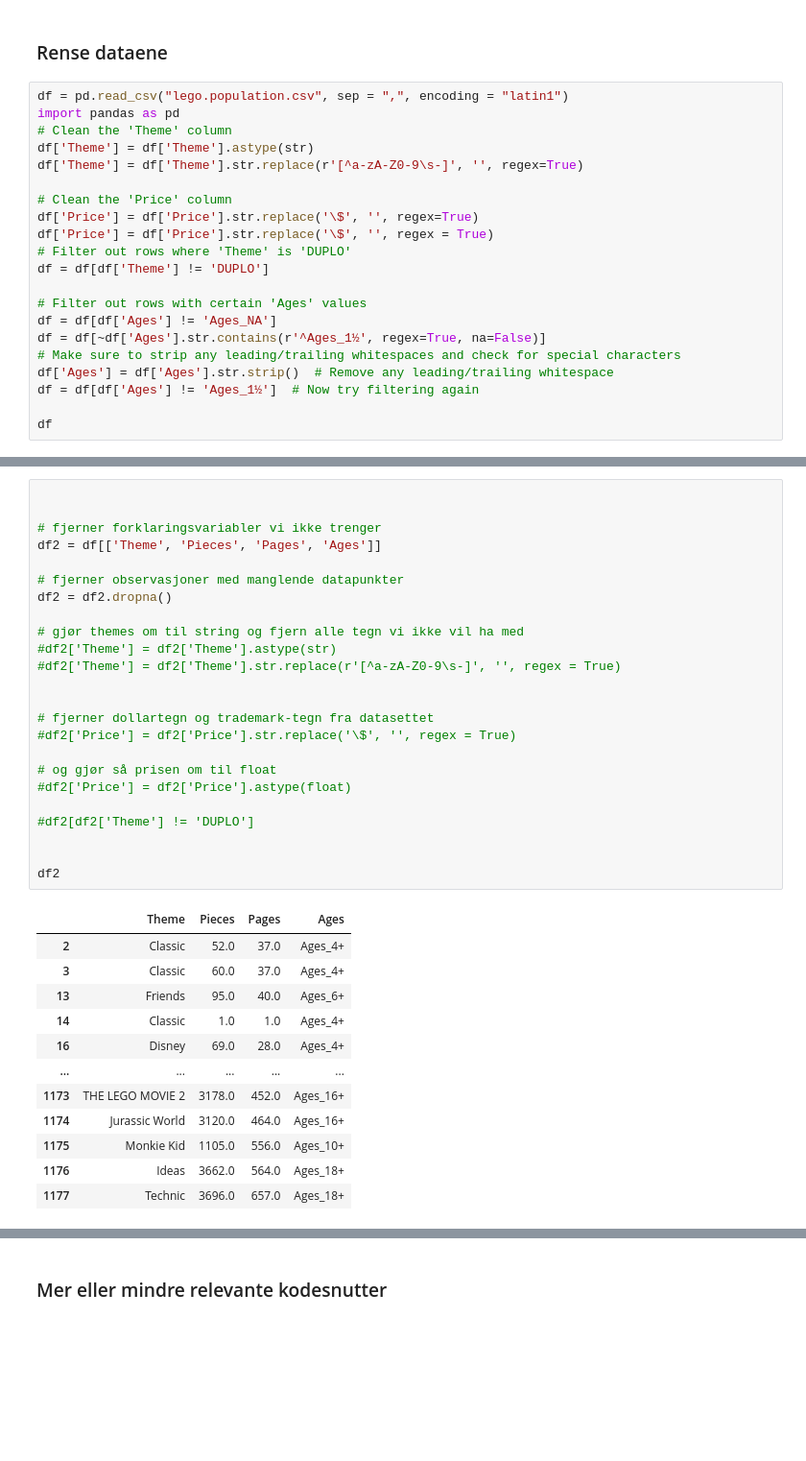
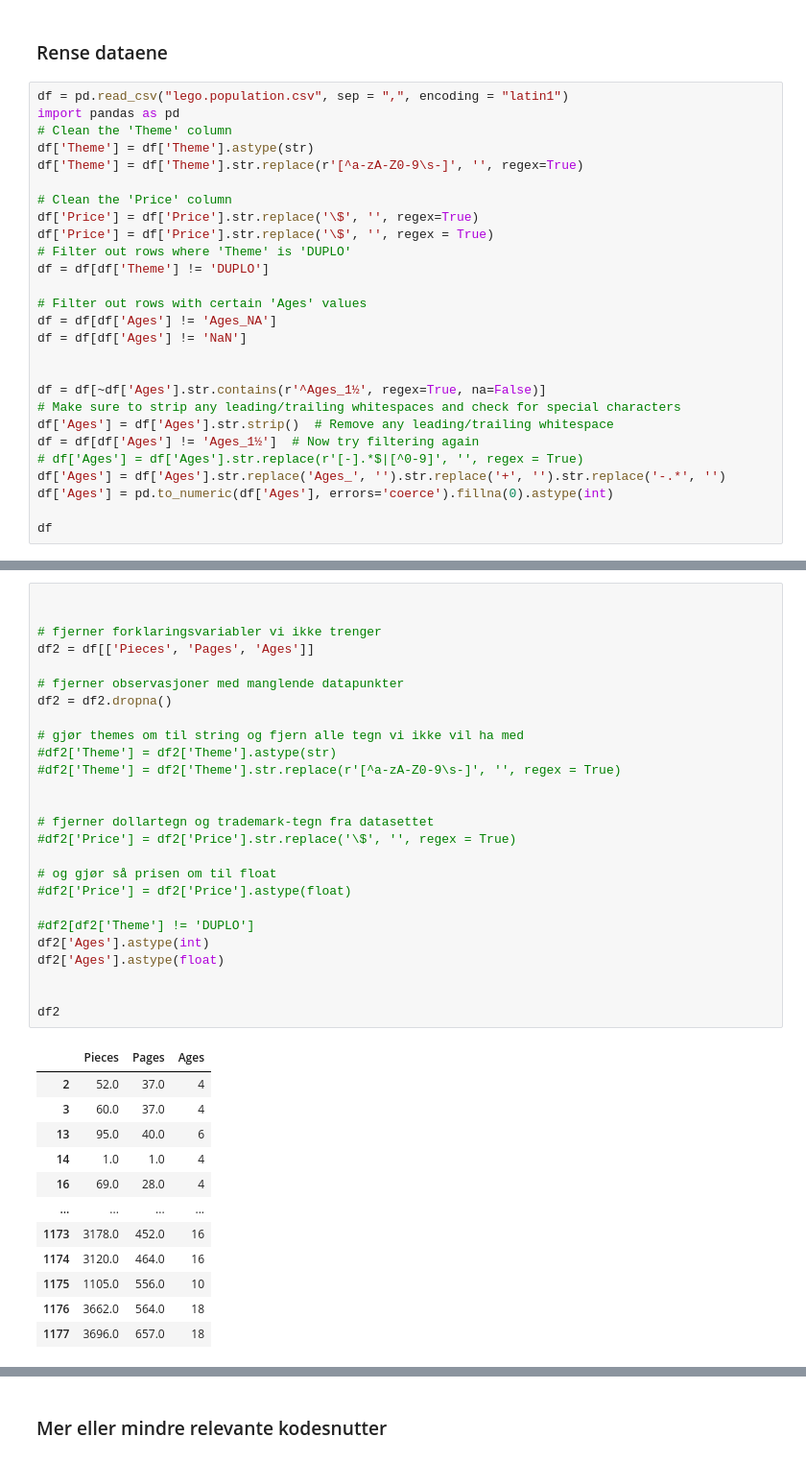
Before and after one commit to HMB-Solutions/ISTT1003-ProjectAssignment-02, a Jupyter notebook: oppg1.ipynb, the cells around one changed output, grey strips where cells are left out. Shown at 96% size. Saved outputs shown, nothing was run; the diff lists cells and outputs as text; blank space fills up the shorter version.

```diff
--- a/oppg1.ipynb
+++ b/oppg1.ipynb
@@ -28,10 +28,16 @@ df = df[df['Theme'] != 'DUPLO']
 
 # Filter out rows with certain 'Ages' values
 df = df[df['Ages'] != 'Ages_NA']
+df = df[df['Ages'] != 'NaN']
+
+
 df = df[~df['Ages'].str.contains(r'^Ages_1½', regex=True, na=False)]
 # Make sure to strip any leading/trailing whitespaces and check for special characters
 df['Ages'] = df['Ages'].str.strip()  # Remove any leading/trailing whitespace
 df = df[df['Ages'] != 'Ages_1½']  # Now try filtering again
+# df['Ages'] = df['Ages'].str.replace(r'[-].*$|[^0-9]', '', regex = True)
+df['Ages'] = df['Ages'].str.replace('Ages_', '').str.replace('+', '').str.replace('-.*', '')
+df['Ages'] = pd.to_numeric(df['Ages'], errors='coerce').fillna(0).astype(int)
 
 df
 # %% [output]
@@ -51,37 +57,39 @@ df
 # %%
 
 
 # fjerner forklaringsvariabler vi ikke trenger
-df2 = df[['Theme', 'Pieces', 'Pages', 'Ages']]
+df2 = df[['Pieces', 'Pages', 'Ages']]
 
 # fjerner observasjoner med manglende datapunkter
 df2 = df2.dropna()
 
 # gjør themes om til string og fjern alle tegn vi ikke vil ha med
 #df2['Theme'] = df2['Theme'].astype(str)
 #df2['Theme'] = df2['Theme'].str.replace(r'[^a-zA-Z0-9\s-]', '', regex = True)
 
 
 # fjerner dollartegn og trademark-tegn fra datasettet
 #df2['Price'] = df2['Price'].str.replace('\$', '', regex = True)
 
 # og gjør så prisen om til float
 #df2['Price'] = df2['Price'].astype(float)
 
 #df2[df2['Theme'] != 'DUPLO']
+df2['Ages'].astype(int)
+df2['Ages'].astype(float)
 
 
 df2
 # %% [output]
-|  | Theme | Pieces | Pages | Ages |
-| 2 | Classic | 52.0 | 37.0 | Ages_4+ |
-| 3 | Classic | 60.0 | 37.0 | Ages_4+ |
-| 13 | Friends | 95.0 | 40.0 | Ages_6+ |
-| 14 | Classic | 1.0 | 1.0 | Ages_4+ |
-| 16 | Disney | 69.0 | 28.0 | Ages_4+ |
-| ... | ... | ... | ... | ... |
-| 1173 | THE LEGO MOVIE 2 | 3178.0 | 452.0 | Ages_16+ |
-| 1174 | Jurassic World | 3120.0 | 464.0 | Ages_16+ |
-| 1175 | Monkie Kid | 1105.0 | 556.0 | Ages_10+ |
-| 1176 | Ideas | 3662.0 | 564.0 | Ages_18+ |
-| 1177 | Technic | 3696.0 | 657.0 | Ages_18+ |
+|  | Pieces | Pages | Ages |
+| 2 | 52.0 | 37.0 | 4 |
+| 3 | 60.0 | 37.0 | 4 |
+| 13 | 95.0 | 40.0 | 6 |
+| 14 | 1.0 | 1.0 | 4 |
+| 16 | 69.0 | 28.0 | 4 |
+| ... | ... | ... | ... |
+| 1173 | 3178.0 | 452.0 | 16 |
+| 1174 | 3120.0 | 464.0 | 16 |
+| 1175 | 1105.0 | 556.0 | 10 |
+| 1176 | 3662.0 | 564.0 | 18 |
+| 1177 | 3696.0 | 657.0 | 18 |
```
Also changed, not shown: parts of 2 cells of this notebook.
